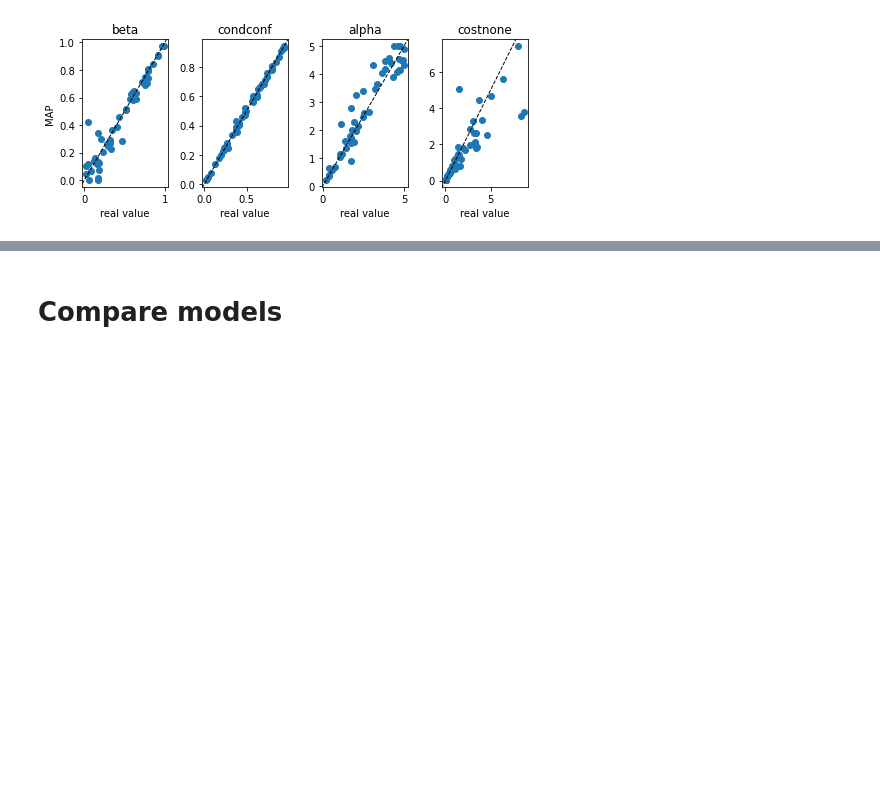
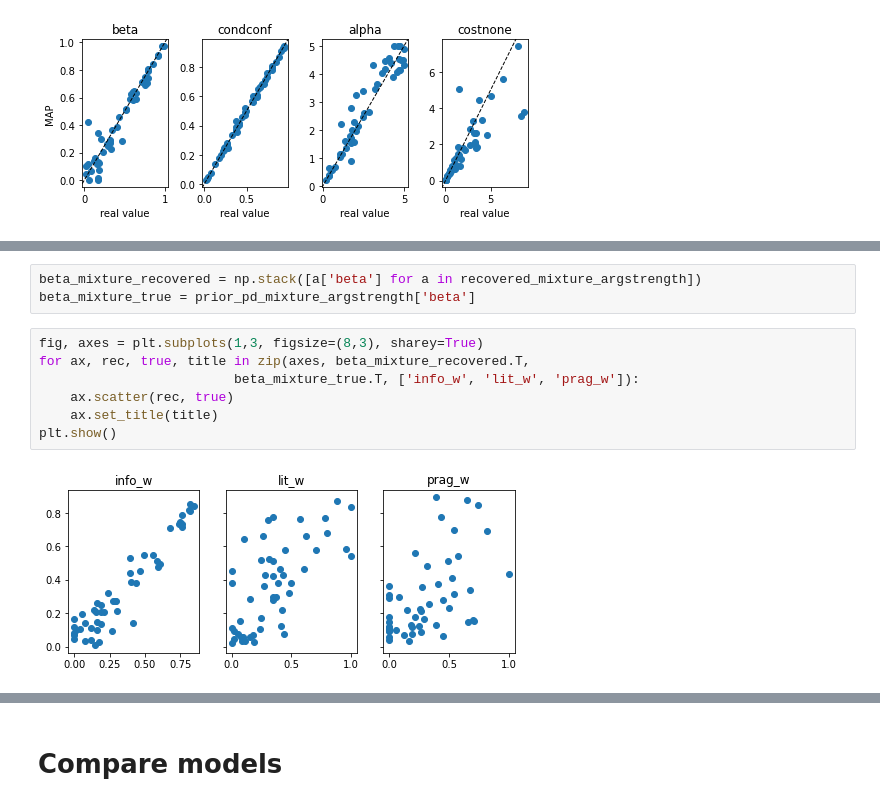
Before and after one commit to HeningWang/argumentative_language, a Jupyter notebook: explorative.ipynb, the cells around one changed output, grey strips where cells are left out. Saved outputs shown, nothing was run; the diff lists cells and outputs as text; blank space fills up the shorter version.

```diff
--- a/explorative.ipynb
+++ b/explorative.ipynb
@@ -2532,0 +2989,12 @@ plot_MAP_recovery(prior_pd_pragargstrength, recovered_pragargstrength)
+# %%
+beta_mixture_recovered = np.stack([a['beta'] for a in recovered_mixture_argstrength])
+beta_mixture_true = prior_pd_mixture_argstrength['beta']
+# %%
+fig, axes = plt.subplots(1,3, figsize=(8,3), sharey=True)
+for ax, rec, true, title in zip(axes, beta_mixture_recovered.T,
+                         beta_mixture_true.T, ['info_w', 'lit_w', 'prag_w']):
+    ax.scatter(rec, true)
+    ax.set_title(title)
+plt.show()
+# %% [output]
+[figure, added]
```
Also changed, not shown: parts of 87 cells of this notebook.
